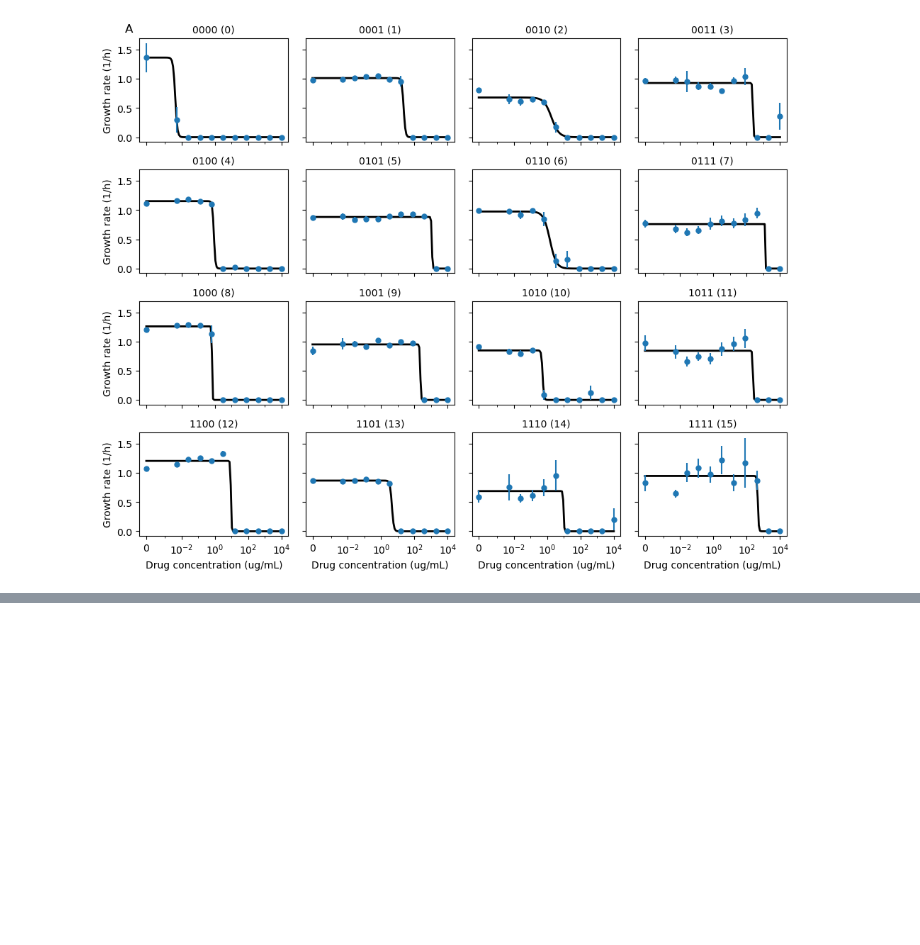
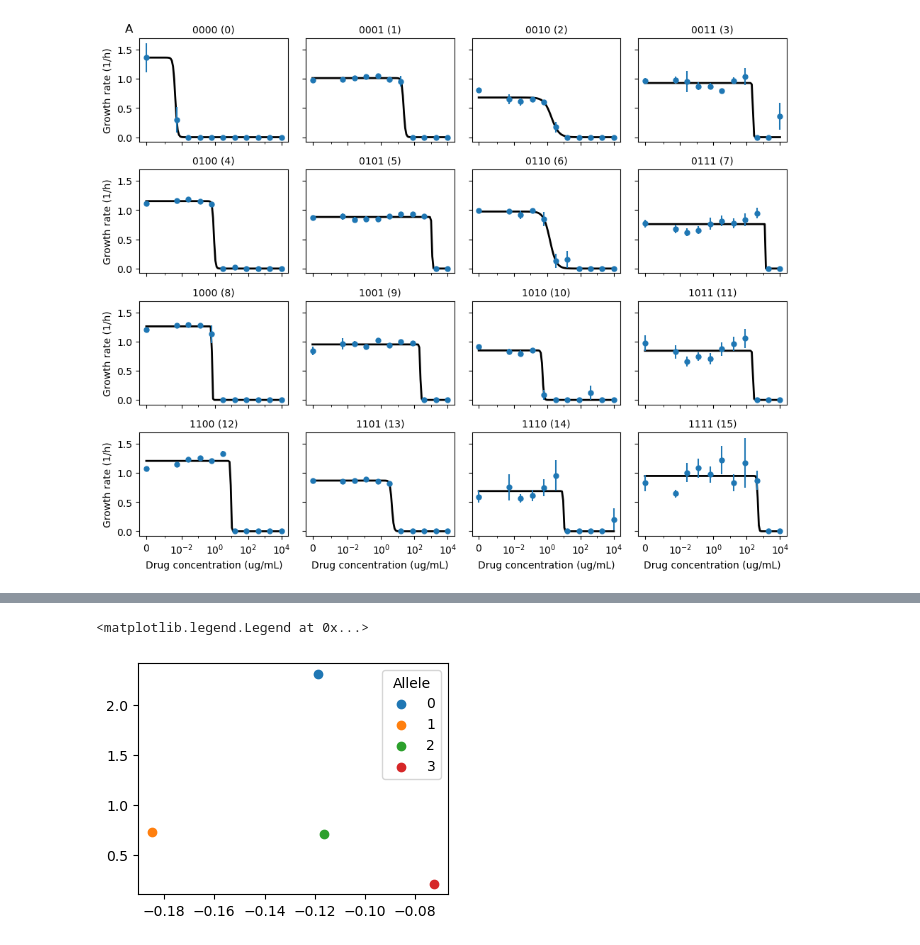
Before and after one commit to eshanking/seascapes_figures, a Jupyter notebook: figure_code/exp_pharmacodynamics_fig.ipynb, the cells around one changed output, grey strips where cells are left out. Cells and saved outputs as stored; diff of their text form; code cells hidden in the pictures; blank space fills up the shorter version.

```diff
--- a/figure_code/exp_pharmacodynamics_fig.ipynb
+++ b/figure_code/exp_pharmacodynamics_fig.ipynb
@@ -250,0 +363,15 @@ fig.savefig('../figures/dose_response_curves.pdf',bbox_inches='tight')
+# %%
+fig,ax = plt.subplots(figsize=(4,3))
+
+for key in diff_dict.keys():
+
+    diff = np.mean(diff_dict[key])
+    ic_50 = np.mean(ic50_diff_dict[key])
+
+
+    ax.scatter(diff,ic_50,label=key)
+
+ax.legend(title='Allele',fontsize=10)
+# %% [output]
+<matplotlib.legend.Legend at 0x...>
+[figure, added]
```
Also changed, not shown: parts of 3 cells of this notebook, 13 other files.
